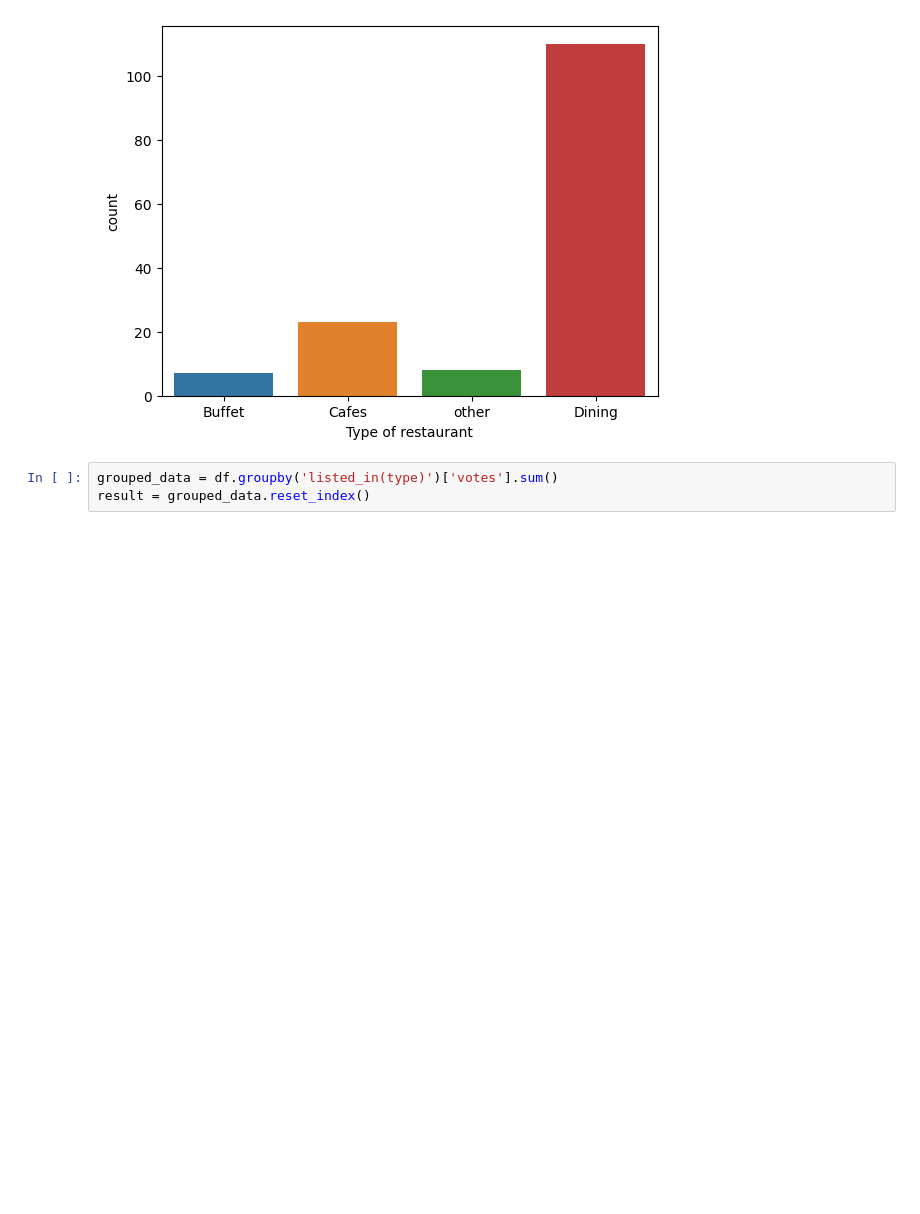
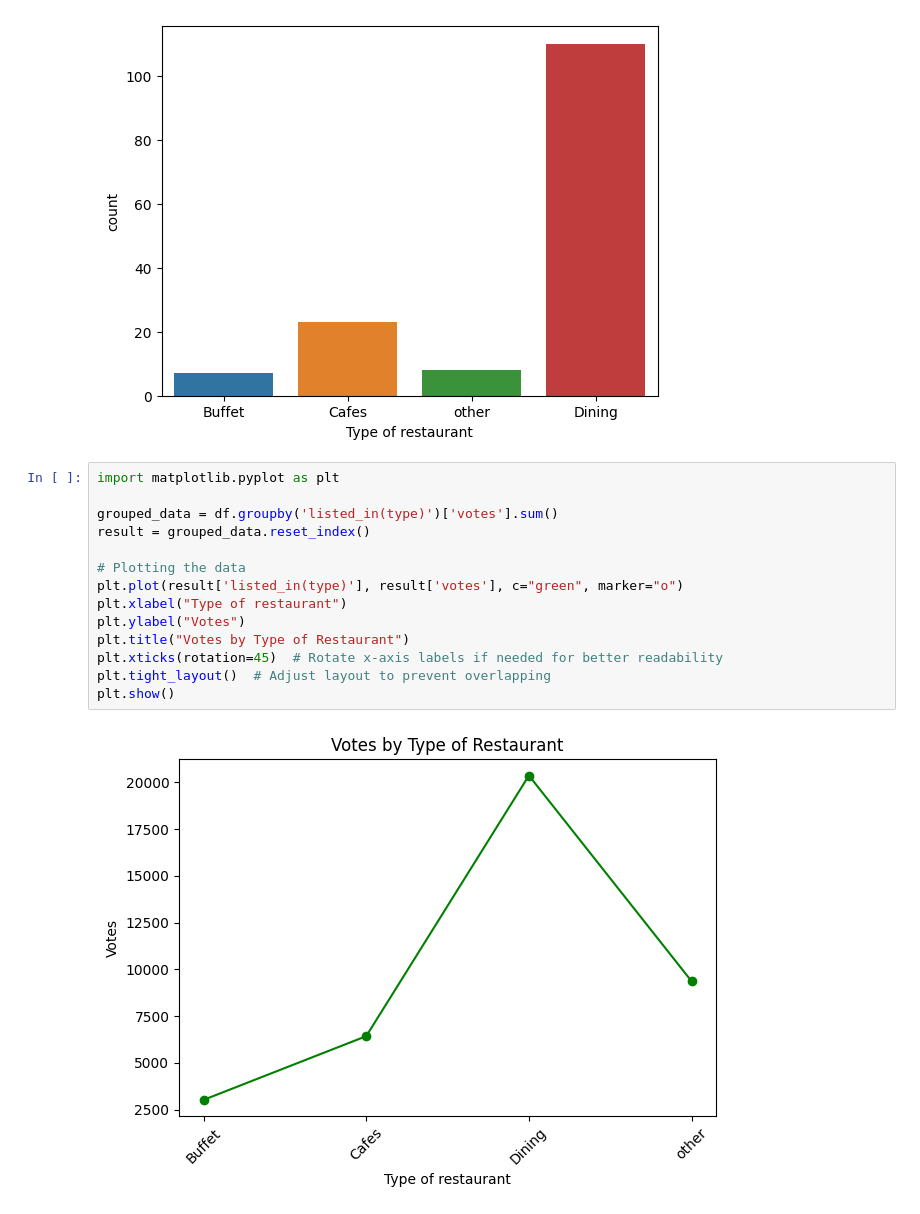
Before and after one commit to itsmepramila/Zomato-Data-Analysis, a Jupyter notebook: zomato data analysis.ipynb, the cells around one changed output. Saved outputs shown, nothing was run; the diff lists cells and outputs as text; blank space fills up the shorter version.

```diff
--- a/zomato data analysis.ipynb
+++ b/zomato data analysis.ipynb
@@ -85,6 +85,19 @@ plt.xlabel("Type of restaurant")
 # %% [output]
 Text(0.5, 0, 'Type of restaurant')
 [figure]
-# %%
-grouped_data = df.groupby('listed_in(type)')['votes'].sum()
-result = grouped_data.reset_index()
+# %%
+import matplotlib.pyplot as plt
+
+grouped_data = df.groupby('listed_in(type)')['votes'].sum()
+result = grouped_data.reset_index()
+
+# Plotting the data
+plt.plot(result['listed_in(type)'], result['votes'], c="green", marker="o")
+plt.xlabel("Type of restaurant")
+plt.ylabel("Votes")
+plt.title("Votes by Type of Restaurant")
+plt.xticks(rotation=45)  # Rotate x-axis labels if needed for better readability
+plt.tight_layout()  # Adjust layout to prevent overlapping
+plt.show()
+# %% [output]
+[figure, added]
```
Also changed, not shown: parts of 5 cells of this notebook.
